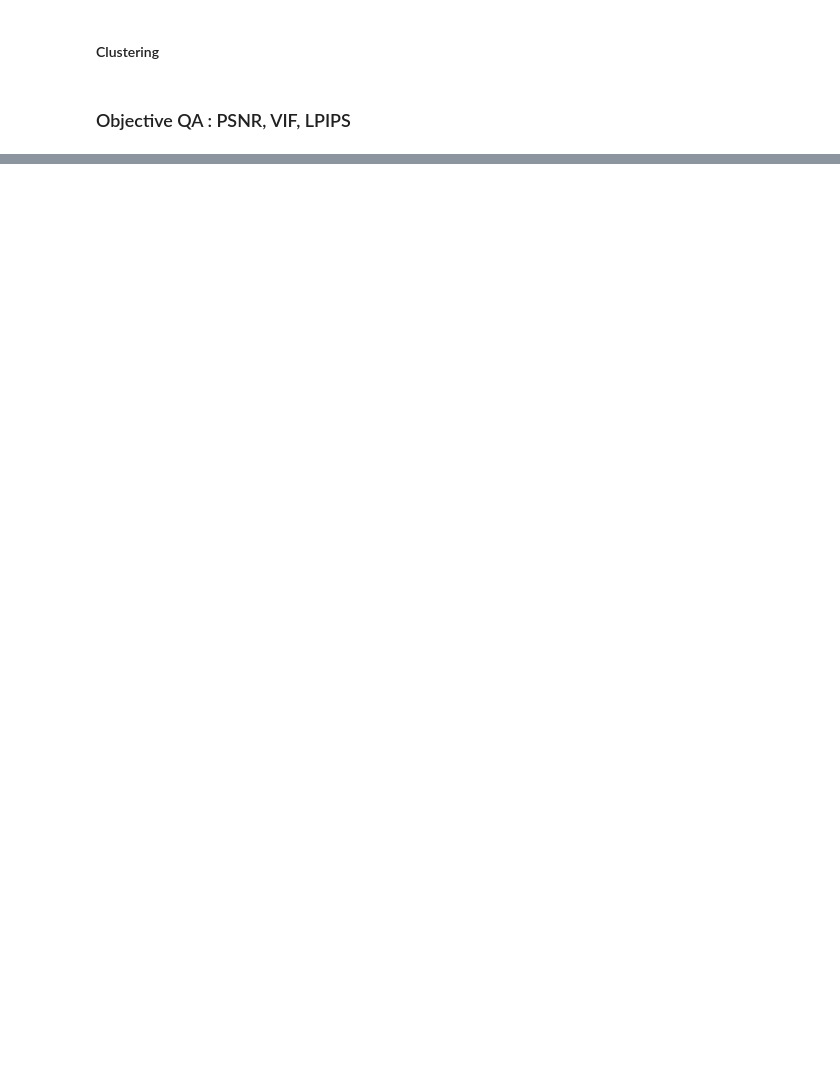
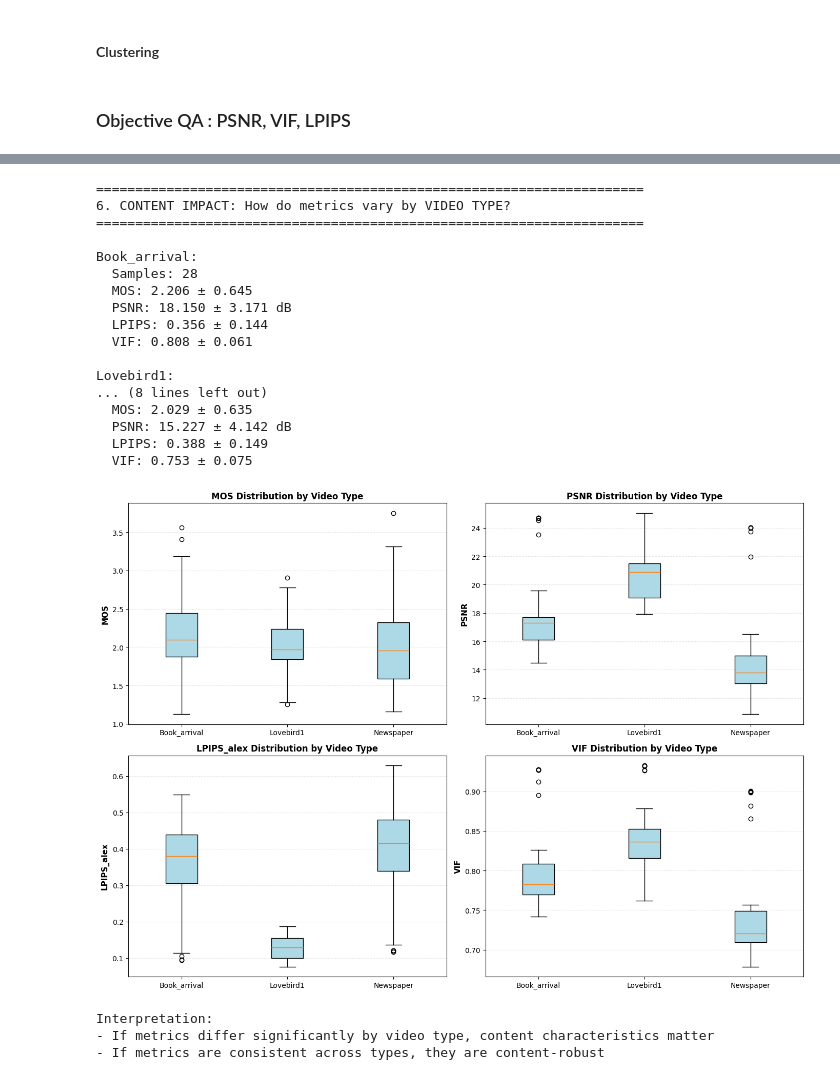
Before and after one commit to marrryzebwjq/Quality-of-Experience, a Jupyter notebook: project.ipynb, the cells around one changed output, grey strips where cells are left out. Saved outputs shown, nothing was run; the diff lists cells and outputs as text; code cells hidden in the pictures; blank space fills up the shorter version.

```diff
--- a/project.ipynb
+++ b/project.ipynb
@@ -593,0 +943,61 @@ df_videos[['Video', 'Algo', 'MOS', 'PSNR', 'LPIPS_alex', 'VIF']].head()
+# %%
+### 6. Content Impact Analysis: Metrics by Video Type
+print("\n" + "="*70)
+print("6. CONTENT IMPACT: How do metrics vary by VIDEO TYPE?")
+print("="*70)
+
+for video_id in sorted(df_metrics['Video_ID'].unique()):
+    subset = df_metrics[df_metrics['Video_ID'] == video_id]
+    print(f"\n{video_id}:")
+    print(f"  Samples: {len(subset)}")
+    print(f"  MOS: {subset['MOS'].mean():.3f} ± {subset['MOS'].std():.3f}")
+    print(f"  PSNR: {subset['PSNR'].mean():.3f} ± {subset['PSNR'].std():.3f} dB")
+    print(f"  LPIPS: {subset['LPIPS_alex'].mean():.3f} ± {subset['LPIPS_alex'].std():.3f}")
+    print(f"  VIF: {subset['VIF'].mean():.3f} ± {subset['VIF'].std():.3f}")
+
+# Visualization: Metrics by video type
+fig, axes = plt.subplots(2, 2, figsize=(14, 10))
+
+metrics_to_plot = ['MOS', 'PSNR', 'LPIPS_alex', 'VIF']
+for idx, metric in enumerate(metrics_to_plot):
+    ax = axes[idx // 2, idx % 2]
+
+    video_ids = sorted(df_metrics['Video_ID'].unique())
+    data_by_type = [df_metrics[df_metrics['Video_ID'] == vid][metric].values for vid in video_ids]
+
+    bp = ax.boxplot(data_by_type, labels=video_ids, patch_artist=True)
+    for patch in bp['boxes']:
+        patch.set_facecolor('lightblue')
+
+    ax.set_ylabel(metric, fontsize=11, fontweight='bold')
+    ax.set_title(f'{metric} Distribution by Video Type', fontsize=12, fontweight='bold')
+    ax.grid(axis='y', alpha=0.3, linestyle='--')
+
+plt.tight_layout()
+plt.show()
+
+print("\nInterpretation:")
+print("- If metrics differ significantly by video type, content characteristics matter")
+print("- If metrics are consistent across types, they are content-robust")
+# %% [output]
+======================================================================
+6. CONTENT IMPACT: How do metrics vary by VIDEO TYPE?
+======================================================================
+
+Book_arrival:
+  Samples: 28
+  MOS: 2.206 ± 0.645
+  PSNR: 18.150 ± 3.171 dB
+  LPIPS: 0.356 ± 0.144
+  VIF: 0.808 ± 0.061
+
+Lovebird1:
+... (8 lines left out)
+  MOS: 2.029 ± 0.635
+  PSNR: 15.227 ± 4.142 dB
+  LPIPS: 0.388 ± 0.149
+  VIF: 0.753 ± 0.075
+[figure, added]
+Interpretation:
+- If metrics differ significantly by video type, content characteristics matter
+- If metrics are consistent across types, they are content-robust
```
Also changed, not shown: parts of 17 cells of this notebook.
